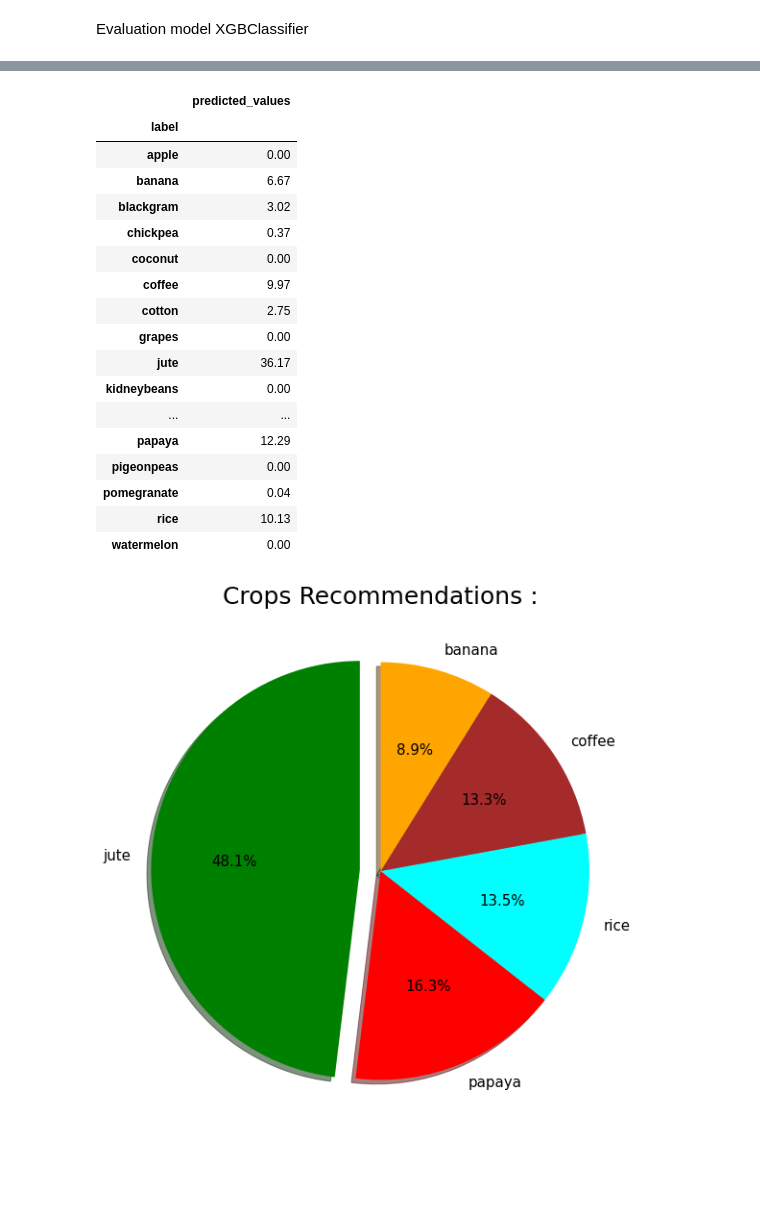
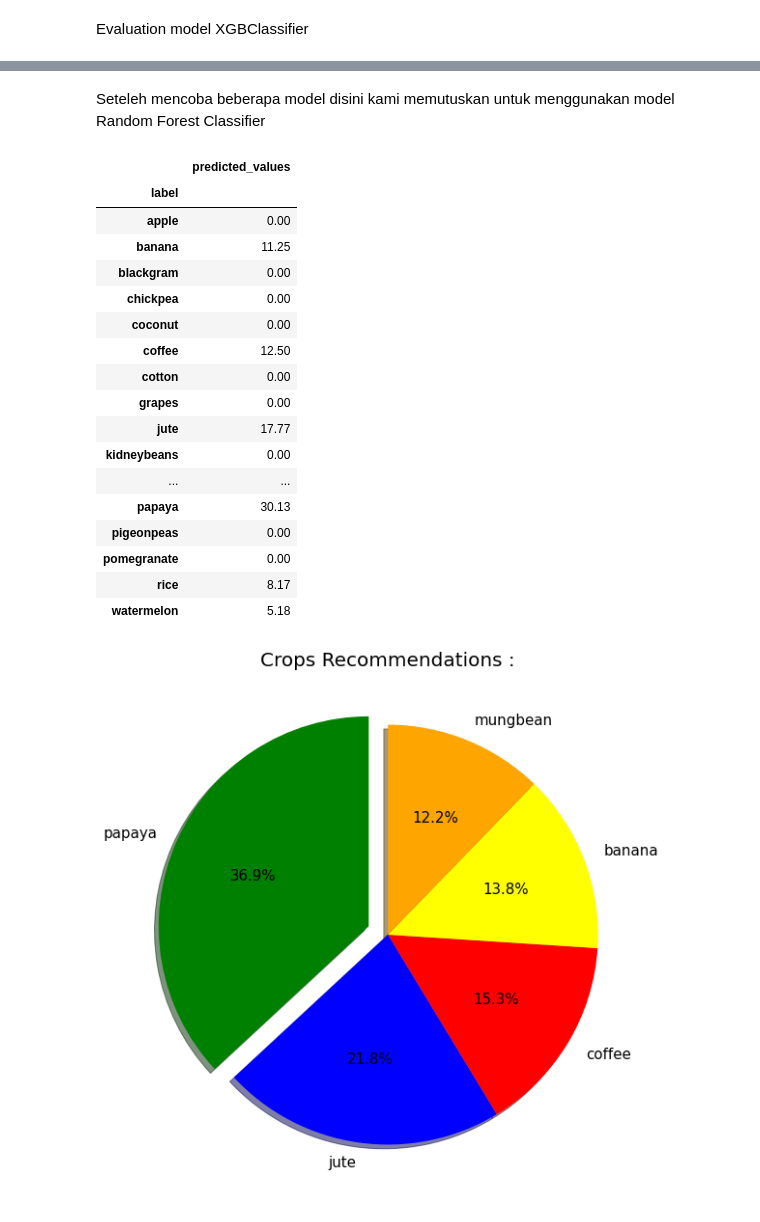
Before and after one commit to wiwekapremana/system-recommendation-crop, a Jupyter notebook: System_Recommendation_Crop.ipynb, the cells around one changed output, grey strips where cells are left out. Cells and saved outputs as stored; diff of their text form; code cells hidden in the pictures; blank space fills up the shorter version.

```diff
--- a/System_Recommendation_Crop.ipynb
+++ b/System_Recommendation_Crop.ipynb
@@ -304,8 +302,8 @@ sns.heatmap(correlation_mat, linewidths=.5,annot=True, fmt="f")
 # %% [markdown]
 Membuat kolom Encode_label dalam urutan abjad
 # %%
-encod = LabelEncoder()
-crop_df['Encoded_label'] = encod.fit_transform(crop_df.label)
+encode = LabelEncoder()
+crop_df['Encoded_label'] = encode.fit_transform(crop_df.label)
 # %%
 crop_df.head()
 # %% [output]
@@ -318,11 +316,11 @@ crop_df.head()
 # %% [markdown]
 Encode pada kolom label
 # %%
-a = pd.DataFrame(pd.unique(crop_df.label));
-a.rename(columns={0:'label'},inplace=True)
-b = pd.DataFrame(pd.unique(crop_df.Encoded_label));
-b.rename(columns={0:'encoded'},inplace=True)
-classes = pd.concat([a,b],axis=1).sort_values('encoded').set_index('label')
+encode_columns = pd.DataFrame(pd.unique(crop_df.label));
+encode_columns.rename(columns={0:'label'},inplace=True)
+encode_label = pd.DataFrame(pd.unique(crop_df.Encoded_label));
+encode_label.rename(columns={0:'encoded'},inplace=True)
+classes = pd.concat([encode_columns,encode_label],axis=1).sort_values('encoded').set_index('label')
 classes
 # %% [output]
 |  | encoded |
@@ -537,6 +535,8 @@ REPORT :
     accuracy                           0.99       440
    macro avg       0.99      0.99      0.99       440
 weighted avg       0.99      0.99      0.99       440
+# %% [markdown]
+Seteleh mencoba beberapa model disini kami memutuskan untuk menggunakan model Random Forest Classifier
 # %%
 pickle_out = open('model.pkl','wb')
 pickle.dump(grid_rand,pickle_out)
@@ -553,29 +553,29 @@ pre
 |  | predicted_values |
 | label |  |
 | apple | 0.00 |
-| banana | 6.67 |
-| blackgram | 3.02 |
-| chickpea | 0.37 |
+| banana | 11.25 |
+| blackgram | 0.00 |
+| chickpea | 0.00 |
 | coconut | 0.00 |
-| coffee | 9.97 |
-| cotton | 2.75 |
+| coffee | 12.50 |
+| cotton | 0.00 |
 | grapes | 0.00 |
-| jute | 36.17 |
+| jute | 17.77 |
 | kidneybeans | 0.00 |
 | ... | ... |
-| papaya | 12.29 |
+| papaya | 30.13 |
 | pigeonpeas | 0.00 |
-| pomegranate | 0.04 |
-| rice | 10.13 |
-| watermelon | 0.00 |
+| pomegranate | 0.00 |
+| rice | 8.17 |
+| watermelon | 5.18 |
 # %%
 high = pre.predicted_values.nlargest(5)
 plt.figure(figsize=(15,10))
 plt.rcParams['font.size']=15
-plt.title('Crops Recommendations :',fontdict={'fontsize': 25, 'fontweight': 'medium'})
+plt.title('Crops Recommendations :',fontdict={'fontsize': 20, 'fontweight': 'medium'})
 plt.pie(x=high,labels=high.index,autopct='%1.1f%%',explode=(0.1, 0, 0, 0, 0),shadow=True,startangle=90,
-        colors=['green','red','cyan','brown','orange'])
+        colors=['green','blue','red', 'yellow','orange'])
 
 plt.show()
 # %% [output]
-[figure, old version]
+[figure, new version]
```
Also changed, not shown: parts of 20 cells of this notebook.
